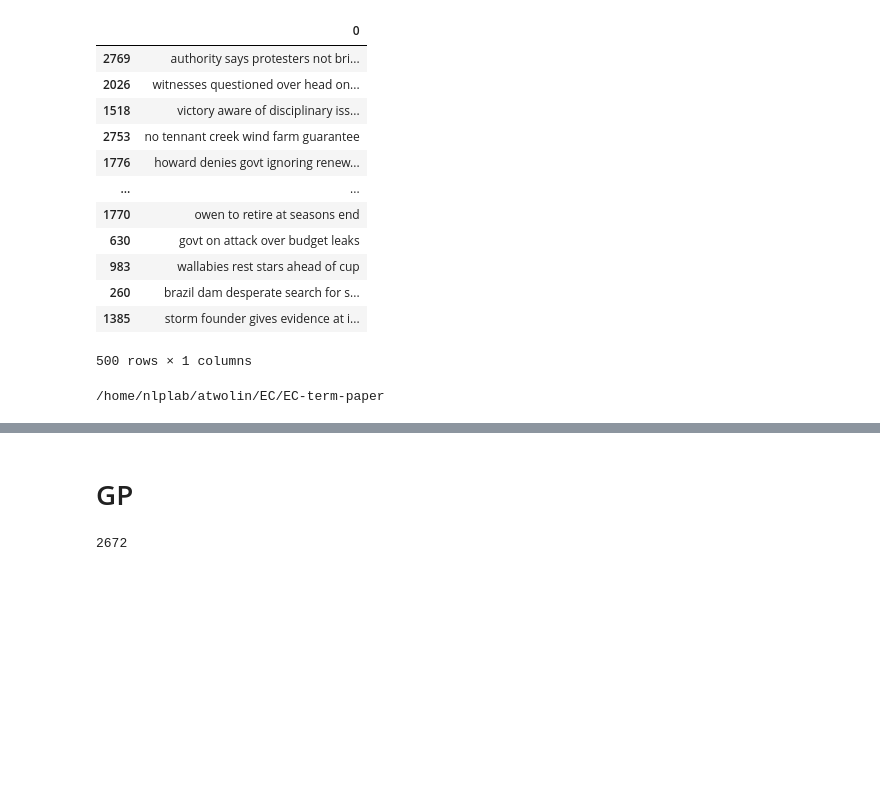
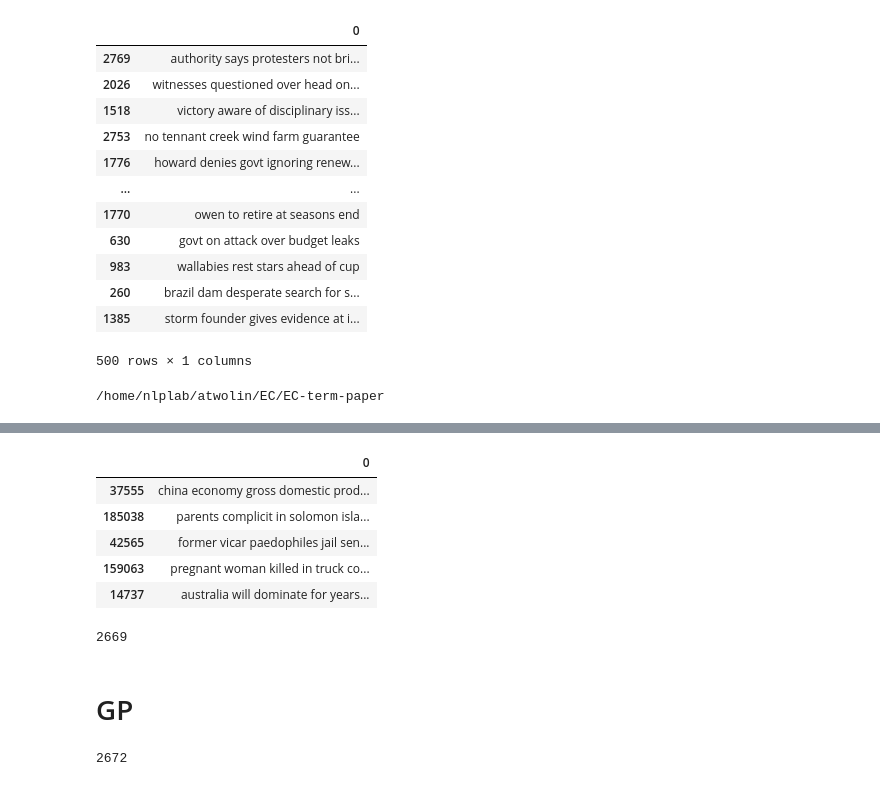
Before and after one commit to atwolin/EC-term-paper, a Jupyter notebook: test.ipynb, the cells around one changed output, grey strips where cells are left out. Drawn from its saved outputs; the diff is of its cells as text; code cells hidden in the pictures; blank space fills up the shorter version.

```diff
--- a/test.ipynb
+++ b/test.ipynb
@@ -48,3 +75,17 @@ print(match)
+# %%
+data2 = df2.iloc[idx2]
+data2.head()
+# %% [output]
+|  | 0 |
+| 37555 | china economy gross domestic prod... |
+| 185038 | parents complicit in solomon isla... |
+| 42565 | former vicar paedophiles jail sen... |
+| 159063 | pregnant woman killed in truck co... |
+| 14737 | australia will dominate for years... |
+# %%
+len(data2)
+# %% [output]
+2669
 # %% [markdown]
 # GP
 # %%
```
Also changed, not shown: parts of 3 cells of this notebook, 2 other files.
